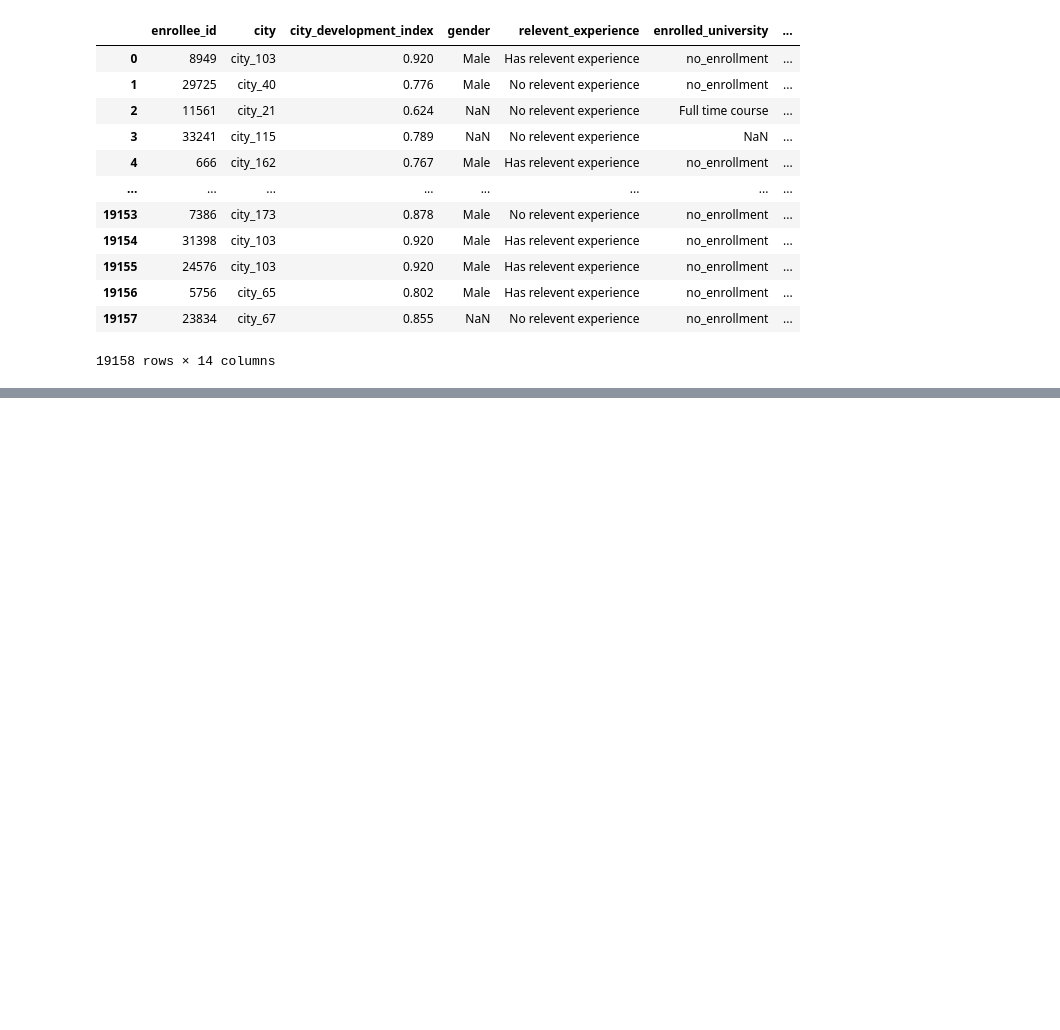
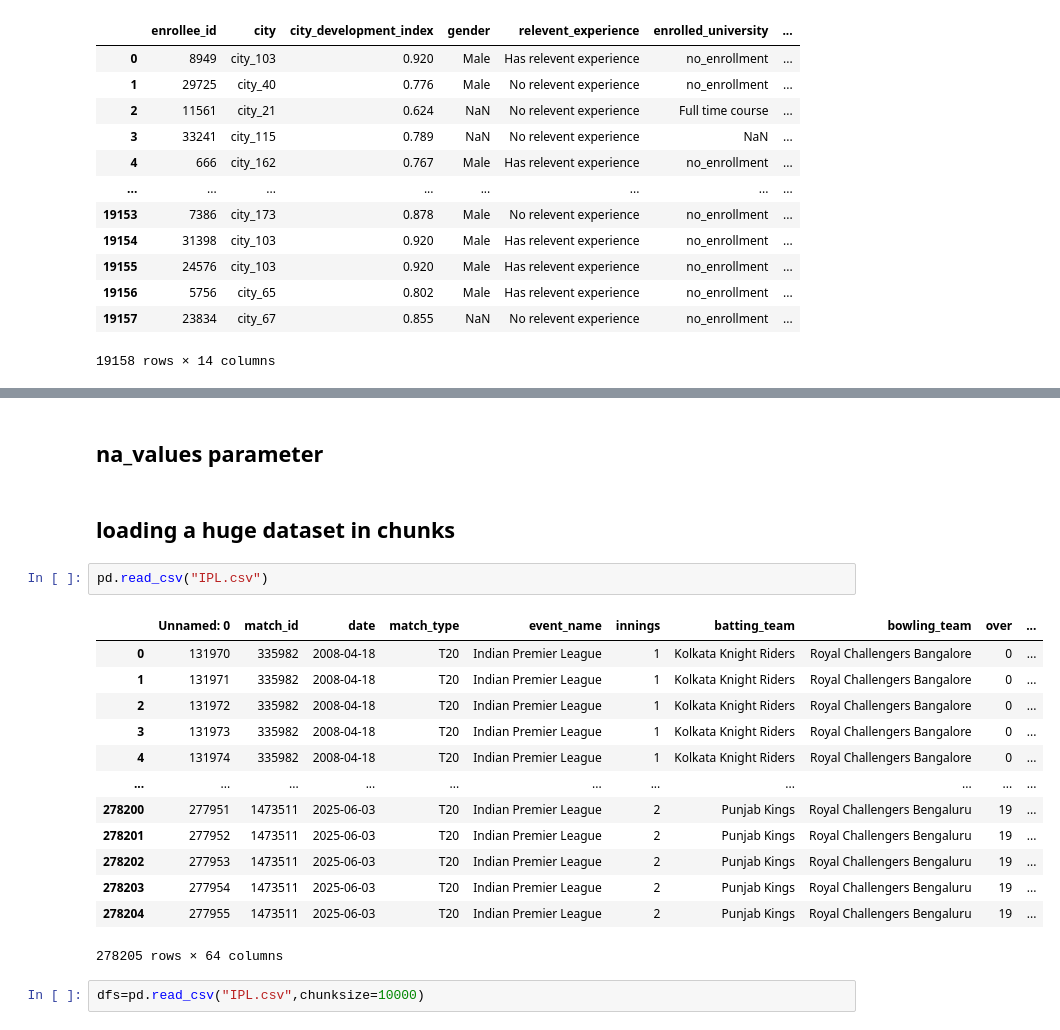
Before and after one commit to Ravi43chaurasiya/AI-ML, a Jupyter notebook: Untitled.ipynb, the cells around one changed output, grey strips where cells are left out. Cells and saved outputs as stored; diff of their text form; blank space fills up the shorter version.

```diff
--- a/Untitled.ipynb
+++ b/Untitled.ipynb
@@ -121,0 +597,22 @@ pd.read_csv("aug_train.csv").head
+# %% [markdown]
+## na_values parameter ##
+# %% [markdown]
+## loading a huge dataset in chunks ##
+# %%
+pd.read_csv("IPL.csv")
+# %% [output]
+|  | Unnamed: 0 | match_id | date | match_type | event_name | innings | batting_team | bowling_team | over | ... |
+| 0 | 131970 | 335982 | 2008-04-18 | T20 | Indian Premier League | 1 | Kolkata Knight Riders | Royal Challengers Bangalore | 0 | ... |
+| 1 | 131971 | 335982 | 2008-04-18 | T20 | Indian Premier League | 1 | Kolkata Knight Riders | Royal Challengers Bangalore | 0 | ... |
+| 2 | 131972 | 335982 | 2008-04-18 | T20 | Indian Premier League | 1 | Kolkata Knight Riders | Royal Challengers Bangalore | 0 | ... |
+| 3 | 131973 | 335982 | 2008-04-18 | T20 | Indian Premier League | 1 | Kolkata Knight Riders | Royal Challengers Bangalore | 0 | ... |
+| 4 | 131974 | 335982 | 2008-04-18 | T20 | Indian Premier League | 1 | Kolkata Knight Riders | Royal Challengers Bangalore | 0 | ... |
+| ... | ... | ... | ... | ... | ... | ... | ... | ... | ... | ... |
+| 278200 | 277951 | 1473511 | 2025-06-03 | T20 | Indian Premier League | 2 | Punjab Kings | Royal Challengers Bengaluru | 19 | ... |
+| 278201 | 277952 | 1473511 | 2025-06-03 | T20 | Indian Premier League | 2 | Punjab Kings | Royal Challengers Bengaluru | 19 | ... |
+| 278202 | 277953 | 1473511 | 2025-06-03 | T20 | Indian Premier League | 2 | Punjab Kings | Royal Challengers Bengaluru | 19 | ... |
+| 278203 | 277954 | 1473511 | 2025-06-03 | T20 | Indian Premier League | 2 | Punjab Kings | Royal Challengers Bengaluru | 19 | ... |
+| 278204 | 277955 | 1473511 | 2025-06-03 | T20 | Indian Premier League | 2 | Punjab Kings | Royal Challengers Bengaluru | 19 | ... |
+278205 rows × 64 columns
+# %%
+dfs=pd.read_csv("IPL.csv",chunksize=10000)
```
Also changed, not shown: parts of 81 cells of this notebook.
